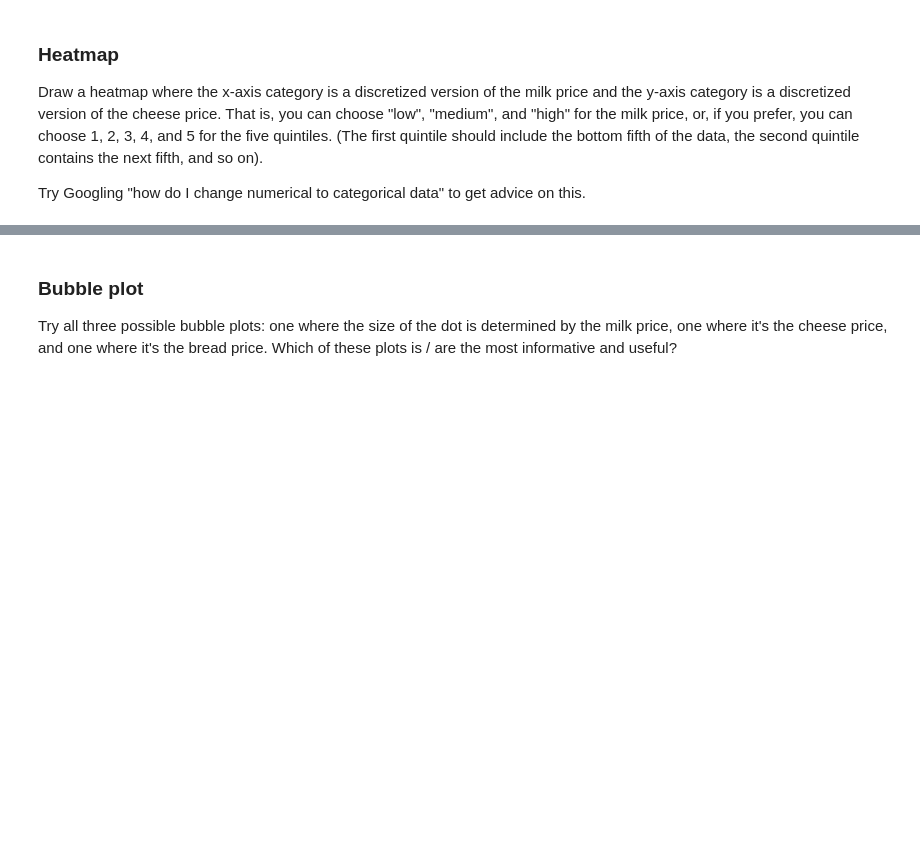
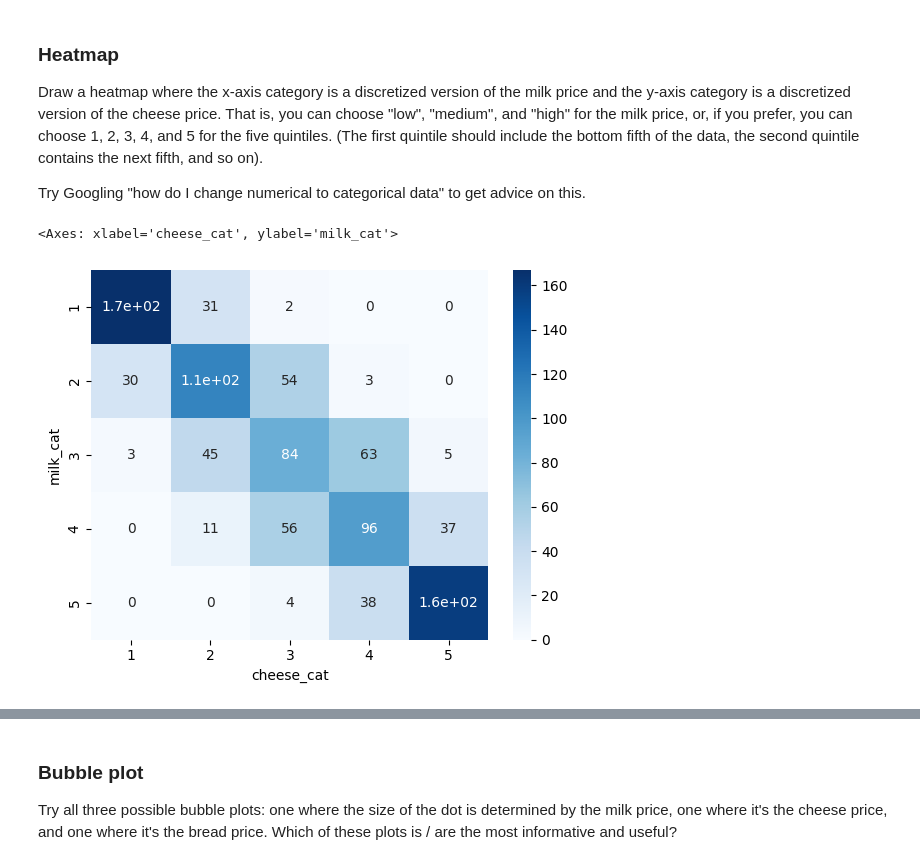
Before and after one commit to jasser-dh/Module-B-semester-2, a Jupyter notebook: Week8.ipynb, the cells around one changed output, grey strips where cells are left out. Cells and saved outputs as stored; diff of their text form; code cells hidden in the pictures; blank space fills up the shorter version.

```diff
--- a/Week8.ipynb
+++ b/Week8.ipynb
@@ -335,3 +336,19 @@ df3 = pd.DataFrame({"milk": milk_series, "cheese": cheese_series, "bread": bread
 Draw a heatmap where the x-axis category is a discretized version of the milk price and the y-axis category is a discretized version of the cheese price.  That is, you can choose "low", "medium", and "high" for the milk price, or, if you prefer, you can choose 1, 2, 3, 4, and 5 for the five quintiles.  (The first quintile should include the bottom fifth of the data, the second quintile contains the next fifth, and so on).
 
 Try Googling "how do I change numerical to categorical data" to get advice on this.
+# %%
+# Step 1: Discretize into quintiles
+# -----------------------------------
+df3["milk_cat"] = pd.qcut(df3["milk"], 5, labels=[1, 2, 3, 4, 5])
+df3["cheese_cat"] = pd.qcut(df3["cheese"], 5, labels=[1, 2, 3, 4, 5])
+
+# Step 2: Create a cross-tab (counts)
+# -----------------------------------
+heatmap_data = pd.crosstab(df3["milk_cat"], df3["cheese_cat"])
+
+# Step 3: Plot the heatmap
+# -----------------------------------
+sns.heatmap(heatmap_data, annot=True, cmap="Blues")
+# %% [output]
+<Axes: xlabel='cheese_cat', ylabel='milk_cat'>
+[figure, added]
```
Also changed, not shown: parts of 12 cells of this notebook.
